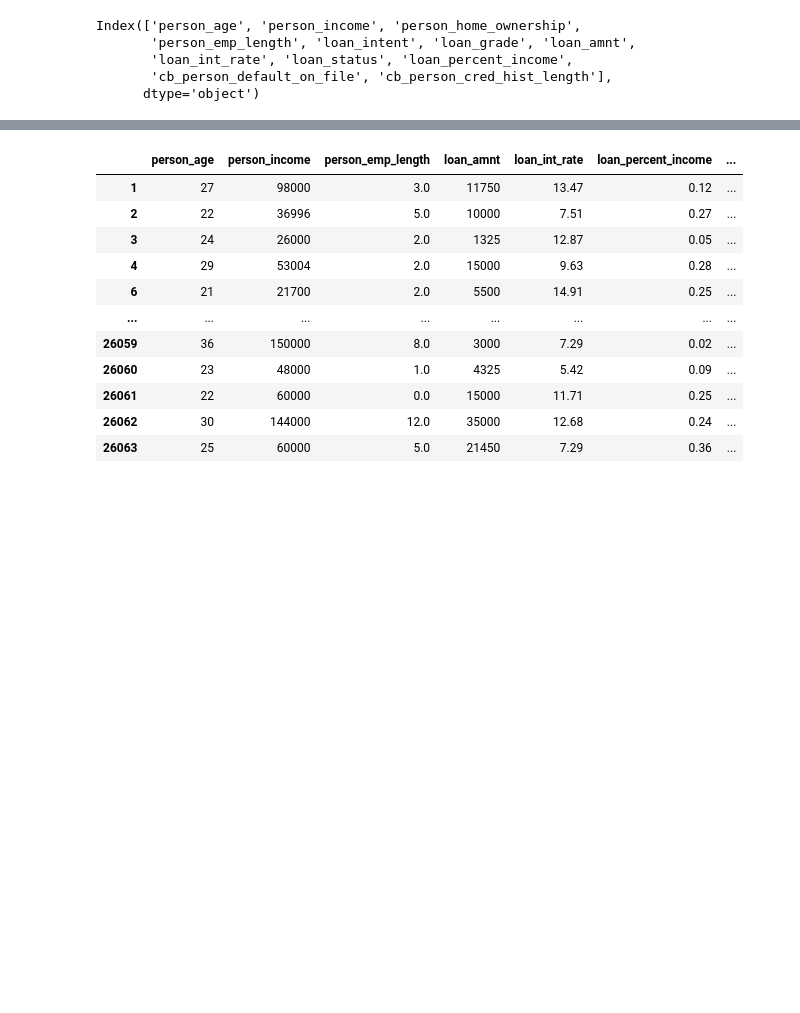
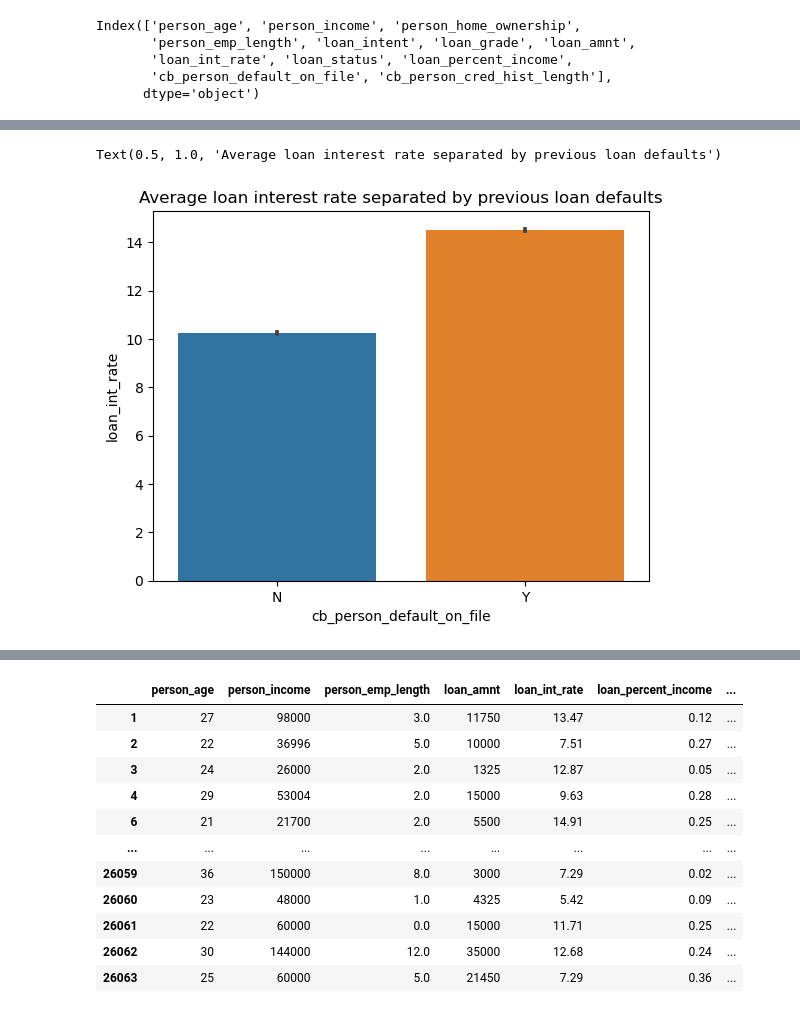
Before and after one commit to ellisterling/ellisterling.github.io, a Jupyter notebook: posts/ADS/index.ipynb, the cells around one changed output, grey strips where cells are left out. Saved outputs shown, nothing was run; the diff lists cells and outputs as text; code cells hidden in the pictures; blank space fills up the shorter version.

```diff
--- a/posts/ADS/index.ipynb
+++ b/posts/ADS/index.ipynb
@@ -43,0 +52,6 @@ p4 = sns.scatterplot(df_train[df_train['person_emp_length'] < 100][df_train['per
+# %%
+barplot = sns.barplot(df_train, x = "cb_person_default_on_file", y = "loan_int_rate")
+barplot.set_title("Average loan interest rate separated by previous loan defaults")
+# %% [output]
+Text(0.5, 1.0, 'Average loan interest rate separated by previous loan defaults')
+[figure, added]
```
Also changed, not shown: parts of 25 cells of this notebook, 20 other files.
